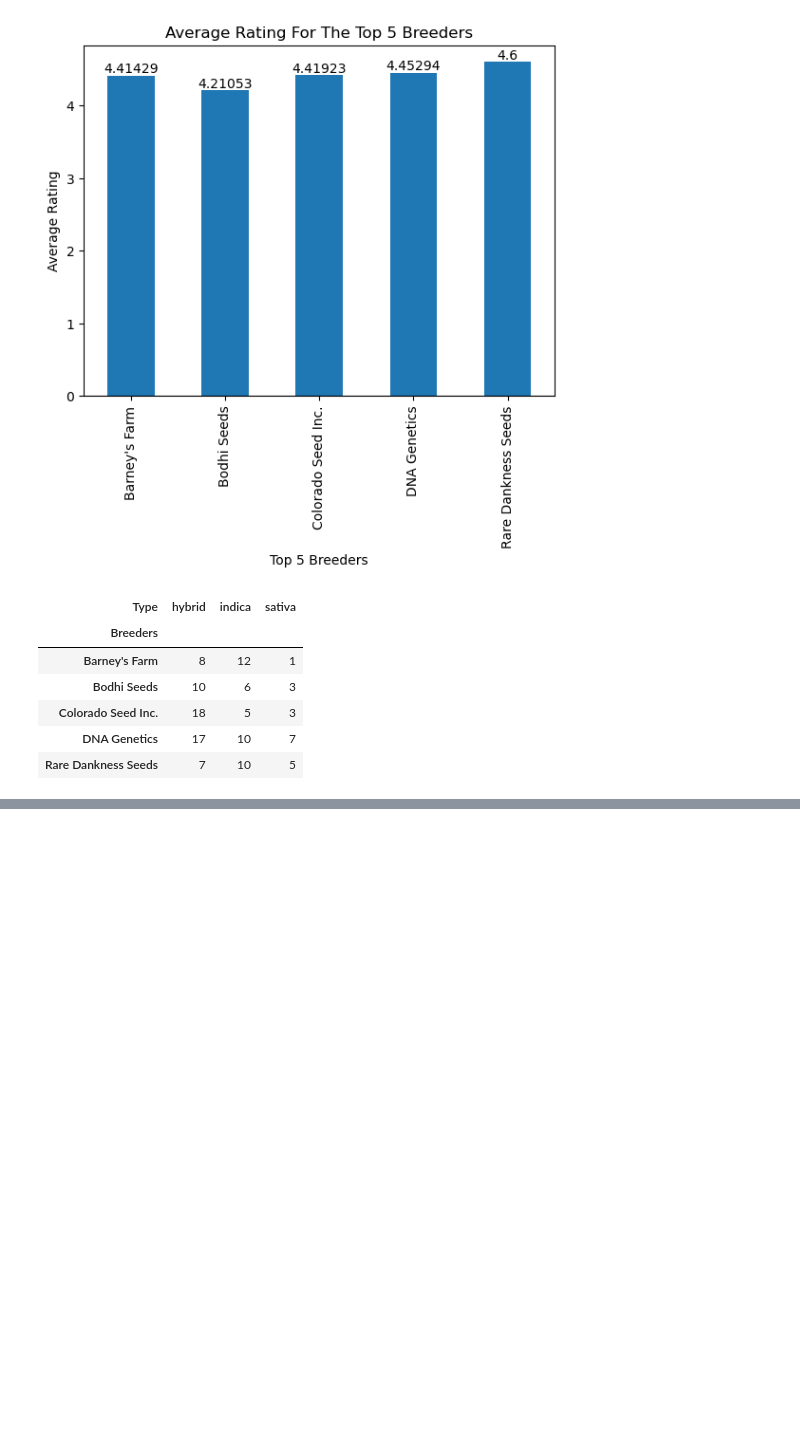
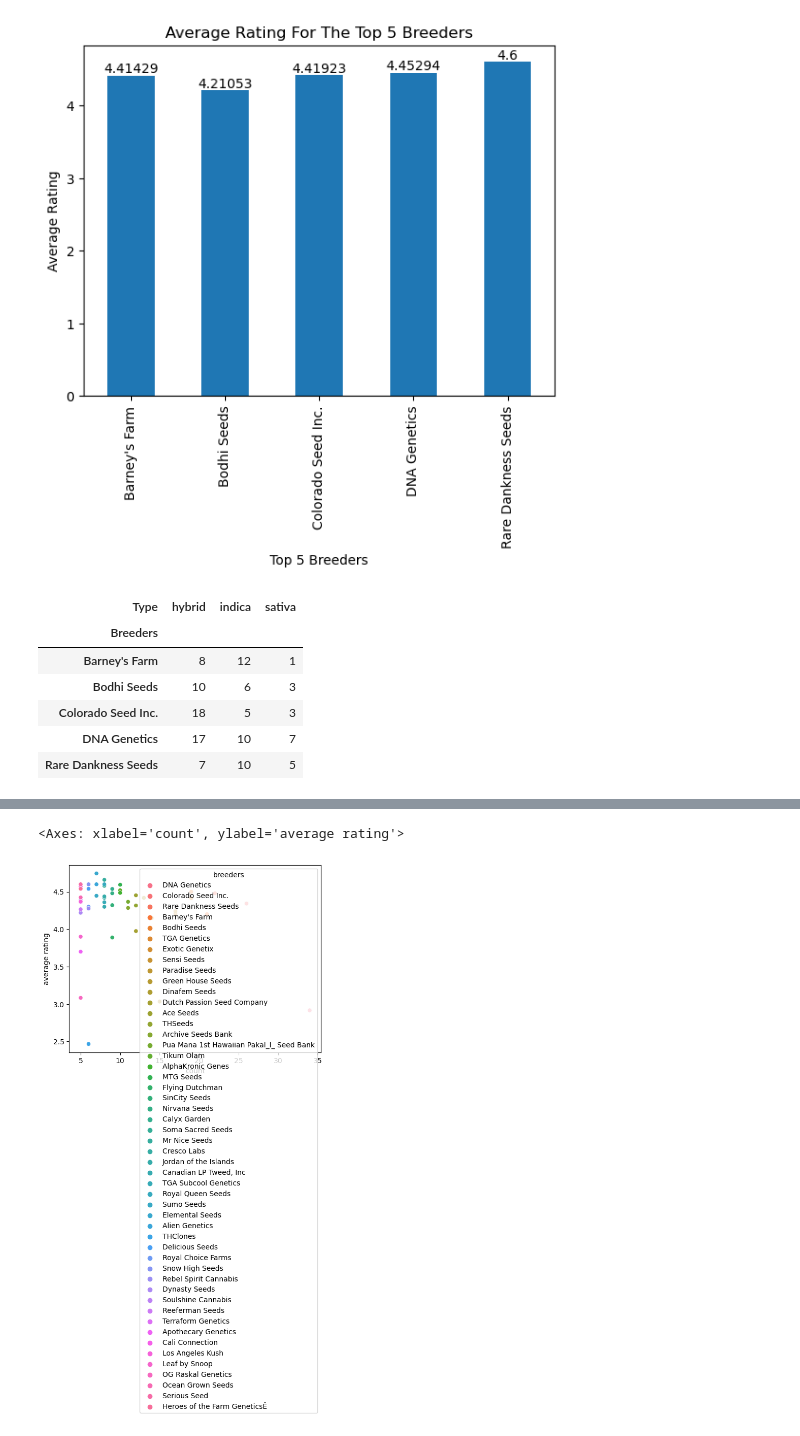
Before and after one commit to Berli85/SMU-Project-1-MaryJane, a Jupyter notebook: LattiWork/LATTIProject 1 Team 2 data.ipynb, the cells around one changed output, grey strips where cells are left out. Cells and saved outputs as stored; diff of their text form; code cells hidden in the pictures; blank space fills up the shorter version.

```diff
--- a/LattiWork/LATTIProject 1 Team 2 data.ipynb
+++ b/LattiWork/LATTIProject 1 Team 2 data.ipynb
@@ -259,0 +281,3 @@ top5_breeders
+# %%
+top50_breeders_df=OD2.loc[OD2["Breeders"].isin(top50_breeders)]
+top50_breeders_df
@@ -370,0 +429,4 @@ breeders_type.head()
+# %%
+# list the average rating for the Top 50 breeders
+top50_breeders_avg=top50_breeders_df.groupby("Breeders").Rating.mean()
+top50_breeders_avg
@@ -370,0 +451,4 @@ breeders_type.head()
+# %%
+# Create a dataframe for the top 50 breeders, average rating, and count
+top50_breeders_scatterplot_df=pd.DataFrame({'breeders':top50_breeders_count.index, 'count':top50_breeders_count.values, 'average rating':top50_breeders_avg.values })
+top50_breeders_scatterplot_df
@@ -370,0 +473,5 @@ breeders_type.head()
+# %%
+sns.scatterplot(data=top50_breeders_scatterplot_df, x="count", y="average rating", hue="breeders")
+# %% [output]
+<Axes: xlabel='count', ylabel='average rating'>
+[figure, added]
```
Also changed, not shown: parts of 7 cells of this notebook.
